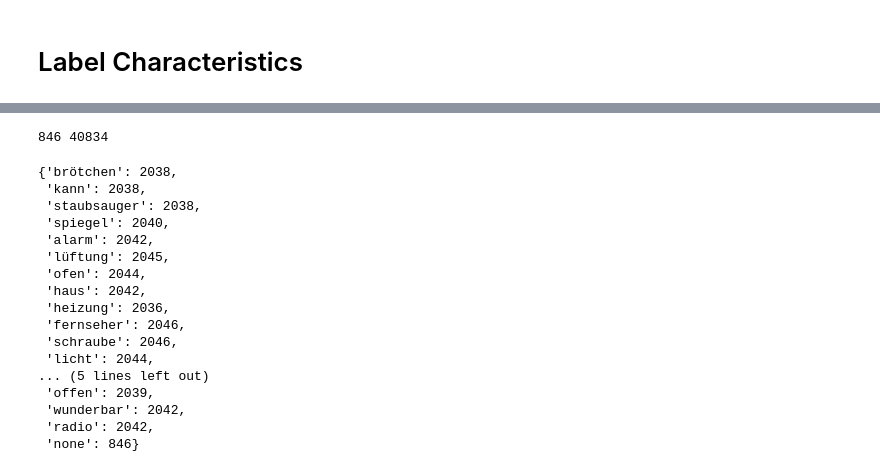
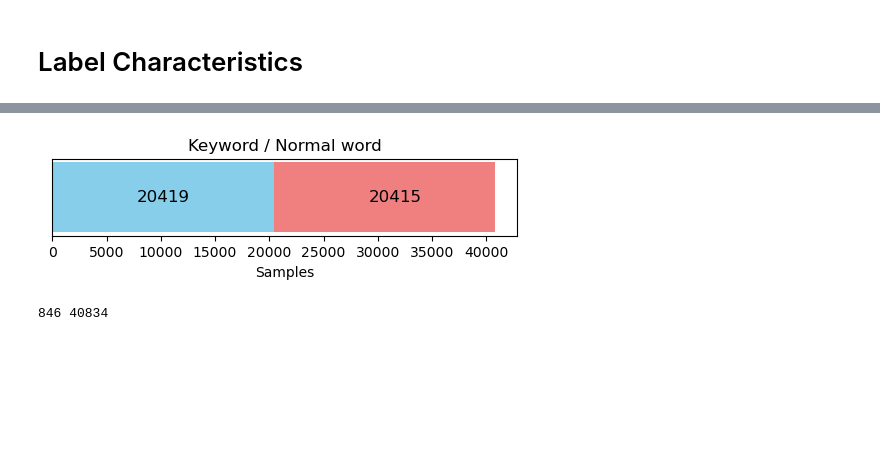
Before and after one commit to Simre1/MLPC-2024, a Jupyter notebook: assignment2/task2/task2.ipynb, the cells around one changed output, grey strips where cells are left out. Saved outputs shown, nothing was run; the diff lists cells and outputs as text; code cells hidden in the pictures; blank space fills up the shorter version.

```diff
--- a/assignment2/task2/task2.ipynb
+++ b/assignment2/task2/task2.ipynb
@@ -76,12 +133,37 @@ The keyword labels are almost equally distributed, but we do have less samples w
 # %%
-import sys
-sys.path.append('../../libs')
+keywords = set(["heizung", "licht", "lüftung", "ofen", "fernseher", "alarm", "radio", "staubsauger", "an", "aus"])
 
-import numpy as np
-import random
-import csv
+keywords_n = 0
+words_n = 0
 
-import dataset
+for key, value in classifications.items():
+    if key == "no speech":
+        continue
+    if key in keywords:
+        keywords_n += value
+    else:
+        words_n += value
+
+numbers = [keywords_n, words_n]
+
+fig, ax = plt.subplots(figsize=(6, 1))
+
+ax.barh(0, numbers[0], color='skyblue')
+ax.barh(0, numbers[1], left=numbers[0], color='lightcoral')
+
+ax.set_xlabel('Samples')
+
+ax.get_yaxis().set_visible(False)
+
+ax.set_title("Keyword / Normal word")
+
+ax.text(numbers[0]/2, 0, str(numbers[0]), color='black', ha='center', va='center', fontsize=12)
+
+ax.text(numbers[0] + numbers[1]/2+1000, 0, str(numbers[1]), color='black', ha='center', va='center', fontsize=12)
+
+plt.show()
+# %% [output]
+[figure, added]
 # %%
 
 speech_false = 0
@@ -96,31 +178,3 @@ for key, value in dataset.labels().items():
 print(speech_false, speech_true)
 # %% [output]
 846 40834
-# %%
-classifications = {}
-
-for key, value in dataset.labels().items():
-    if key == "other":
-        classifications["none"] = len(list(filter(lambda x: "speech_false" in x["filename"], value)))
-    else:
-        classifications[key] = len(value)
-
-classifications
-# %% [output]
-{'brötchen': 2038,
- 'kann': 2038,
- 'staubsauger': 2038,
- 'spiegel': 2040,
- 'alarm': 2042,
- 'lüftung': 2045,
- 'ofen': 2044,
- 'haus': 2042,
- 'heizung': 2036,
- 'fernseher': 2046,
- 'schraube': 2046,
- 'licht': 2044,
-... (5 lines left out)
- 'offen': 2039,
- 'wunderbar': 2042,
- 'radio': 2042,
- 'none': 846}
```
Also changed, not shown: parts of 5 cells of this notebook, 1 other file.
